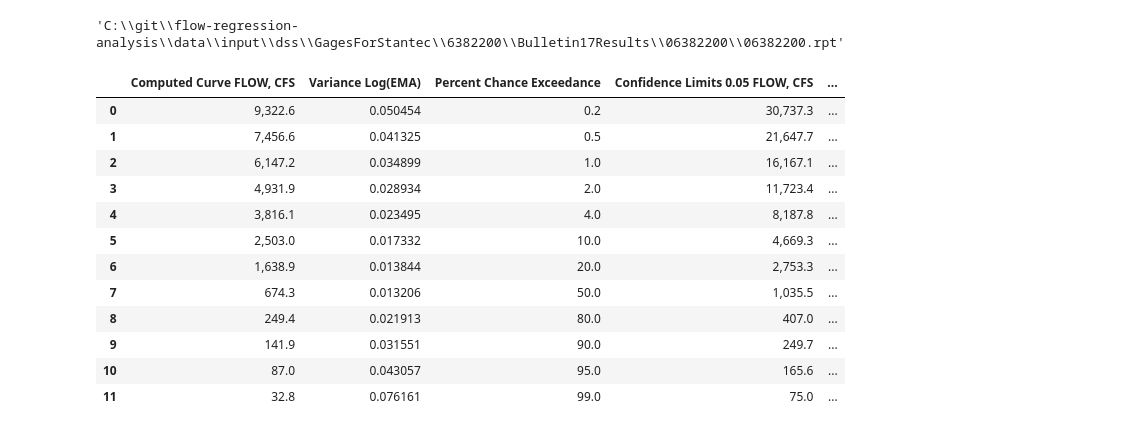
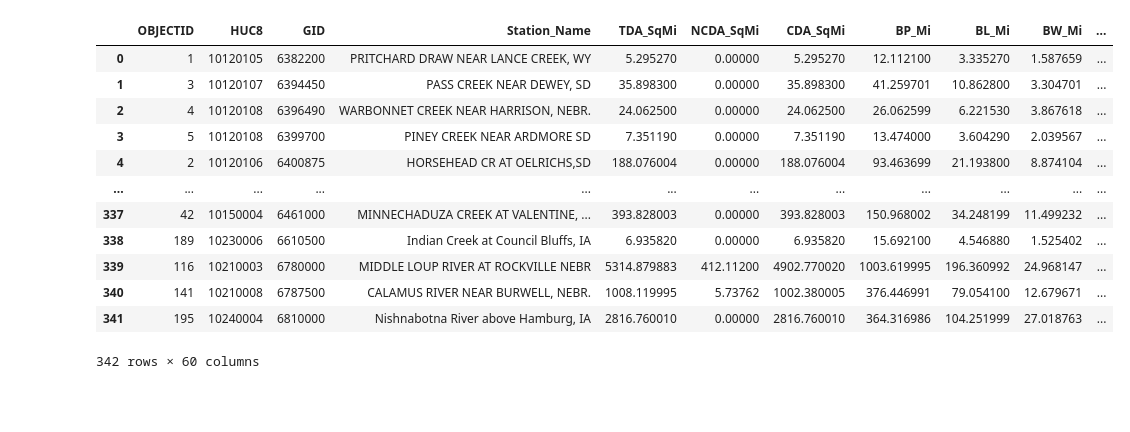
Before and after one commit to csmithud/flow-regression-analysis, a Jupyter notebook: notebooks/data_assimilation.ipynb, the cells around one changed output. Cells and saved outputs as stored; diff of their text form; code cells hidden in the pictures; blank space fills up the shorter version.

Commit message:
Updated to include funcions to write parquets and plot data.

```diff
--- a/notebooks/data_assimilation.ipynb
+++ b/notebooks/data_assimilation.ipynb
@@ -52,2 +20,3 @@ def find_link(x,rpts):
 # %%
-gage_table['17C_link_rpt'] = gage_table['GID'].apply(lambda x: find_link(x,rpts))
+#assign link to gage record
+gage_table['17C_link_rpt'] = gage_table['GID'].apply(lambda x: find_rpt_link(x,rpts))
@@ -60,20 +23,16 @@ rpt = rpt_test.split('; ')[-1]
-# %%
-str(rpt)
-# %% [output]
-'C:\\git\\flow-regression-analysis\\data\\input\\dss\\GagesForStantec\\6382200\\Bulletin17Results\\06382200\\06382200.rpt'
-# %%
-rpt_to_pd(rpt)
-# %% [output]
-|  | Computed Curve FLOW, CFS | Variance Log(EMA) | Percent Chance Exceedance | Confidence Limits 0.05 FLOW, CFS | ... |
-| 0 | 9,322.6 | 0.050454 | 0.2 | 30,737.3 | ... |
-| 1 | 7,456.6 | 0.041325 | 0.5 | 21,647.7 | ... |
-| 2 | 6,147.2 | 0.034899 | 1.0 | 16,167.1 | ... |
-| 3 | 4,931.9 | 0.028934 | 2.0 | 11,723.4 | ... |
-| 4 | 3,816.1 | 0.023495 | 4.0 | 8,187.8 | ... |
-| 5 | 2,503.0 | 0.017332 | 10.0 | 4,669.3 | ... |
-| 6 | 1,638.9 | 0.013844 | 20.0 | 2,753.3 | ... |
-| 7 | 674.3 | 0.013206 | 50.0 | 1,035.5 | ... |
-| 8 | 249.4 | 0.021913 | 80.0 | 407.0 | ... |
-| 9 | 141.9 | 0.031551 | 90.0 | 249.7 | ... |
-| 10 | 87.0 | 0.043057 | 95.0 | 165.6 | ... |
-| 11 | 32.8 | 0.076161 | 99.0 | 75.0 | ... |
+# %%
+gage_table
+# %% [output]
+|  | OBJECTID | HUC8 | GID | Station_Name | TDA_SqMi | NCDA_SqMi | CDA_SqMi | BP_Mi | BL_Mi | BW_Mi | ... |
+| 0 | 1 | 10120105 | 6382200 | PRITCHARD DRAW NEAR LANCE CREEK, WY | 5.295270 | 0.00000 | 5.295270 | 12.112100 | 3.335270 | 1.587659 | ... |
+| 1 | 3 | 10120107 | 6394450 | PASS CREEK NEAR DEWEY, SD | 35.898300 | 0.00000 | 35.898300 | 41.259701 | 10.862800 | 3.304701 | ... |
+| 2 | 4 | 10120108 | 6396490 | WARBONNET CREEK NEAR HARRISON, NEBR. | 24.062500 | 0.00000 | 24.062500 | 26.062599 | 6.221530 | 3.867618 | ... |
+| 3 | 5 | 10120108 | 6399700 | PINEY CREEK NEAR ARDMORE SD | 7.351190 | 0.00000 | 7.351190 | 13.474000 | 3.604290 | 2.039567 | ... |
+| 4 | 2 | 10120106 | 6400875 | HORSEHEAD CR AT OELRICHS,SD | 188.076004 | 0.00000 | 188.076004 | 93.463699 | 21.193800 | 8.874104 | ... |
+| ... | ... | ... | ... | ... | ... | ... | ... | ... | ... | ... | ... |
+| 337 | 42 | 10150004 | 6461000 | MINNECHADUZA CREEK AT VALENTINE, ... | 393.828003 | 0.00000 | 393.828003 | 150.968002 | 34.248199 | 11.499232 | ... |
+| 338 | 189 | 10230006 | 6610500 | Indian Creek at Council Bluffs, IA | 6.935820 | 0.00000 | 6.935820 | 15.692100 | 4.546880 | 1.525402 | ... |
+| 339 | 116 | 10210003 | 6780000 | MIDDLE LOUP RIVER AT ROCKVILLE NEBR | 5314.879883 | 412.11200 | 4902.770020 | 1003.619995 | 196.360992 | 24.968147 | ... |
+| 340 | 141 | 10210008 | 6787500 | CALAMUS RIVER NEAR BURWELL, NEBR. | 1008.119995 | 5.73762 | 1002.380005 | 376.446991 | 79.054100 | 12.679671 | ... |
+| 341 | 195 | 10240004 | 6810000 | Nishnabotna River above Hamburg, IA | 2816.760010 | 0.00000 | 2816.760010 | 364.316986 | 104.251999 | 27.018763 | ... |
+342 rows × 60 columns
```
Also changed, not shown: parts of 18 cells of this notebook, 3 other files.
